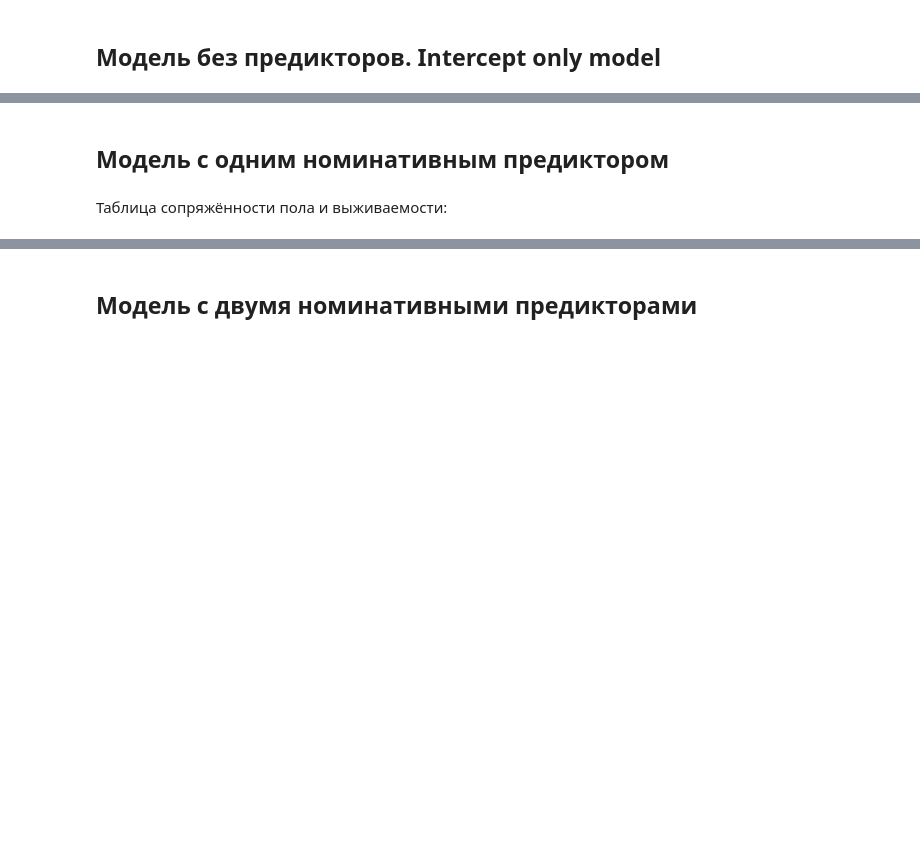
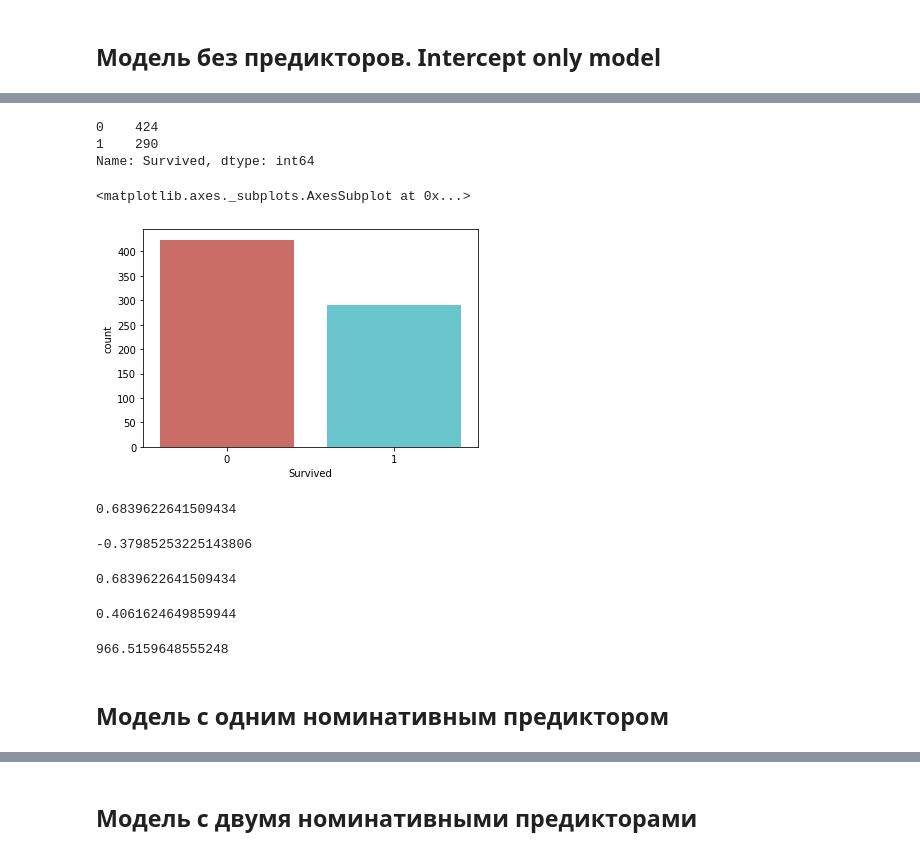
Before and after one commit to betelgeus/fundamentals_of_statistics_notes, a Jupyter notebook: Stepik_fundamentals_of_statistics_notes_Part_2.ipynb, the cells around one changed output, grey strips where cells are left out. Cells and saved outputs as stored; diff of their text form; code cells hidden in the pictures; blank space fills up the shorter version.

```diff
--- a/Stepik_fundamentals_of_statistics_notes_Part_2.ipynb
+++ b/Stepik_fundamentals_of_statistics_notes_Part_2.ipynb
@@ -814,4 +1000,45 @@ probability of Survival 0.3838
+# %%
+# Распределение частот ЗП
+df.Survived.value_counts()
+# %% [output]
+0    424
+1    290
+Name: Survived, dtype: int64
+# %%
+sns.countplot(x='Survived', data=df, palette='hls')
+# %% [output]
+<matplotlib.axes._subplots.AxesSubplot at 0x...>
+[figure, added]
+# %%
+# df.Survived.value_counts()[1] - количество выживших 290
+# df.Survived.value_counts()[0] - количество погибших 424
+odds = df.Survived.value_counts()[1] / df.Survived.value_counts()[0]
+odds
+# %% [output]
+0.6839622641509434
+# %%
+# Логарифм шансов - это и есть Intercept.
+log_odds = np.log(odds)
+log_odds
+# %% [output]
+-0.37985253225143806
+# %%
+# Рассчитаем шансы:
+odds = np.exp(log_odds)
+odds
+# %% [output]
+0.6839622641509434
+# %%
+# Рассчитаем вероятность:
+p = odds / (1 + odds)
+p
+# %% [output]
+0.4061624649859944
+# %%
+# aic - показатель остатков модели.
+# Чем он ниже, тем лучше модель (по аналогии с суммой квадратов остатков в линейной регрессии).
+glm_binomial.aic
+# %% [output]
+966.5159648555248
 # %% [markdown]
 ## Модель с одним номинативным предиктором
-# %% [markdown]
-Таблица сопряжённости пола и выживаемости:
```
Also changed, not shown: parts of 113 cells of this notebook.
